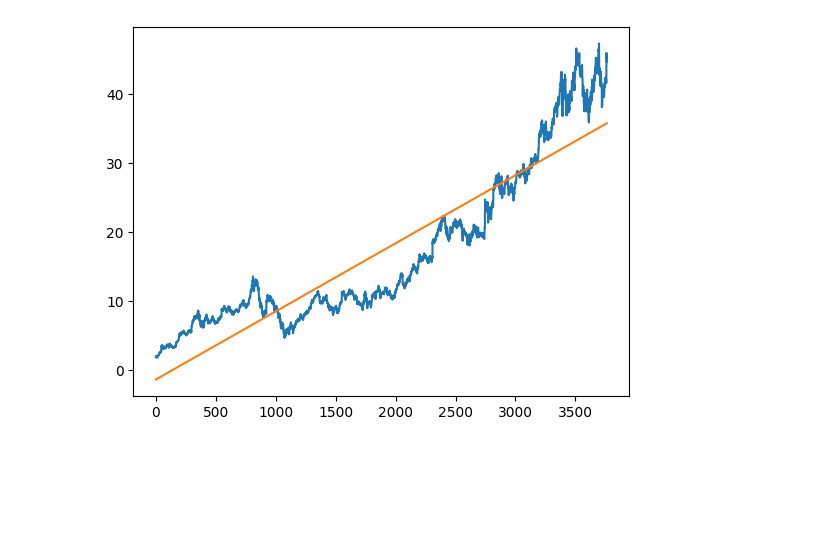
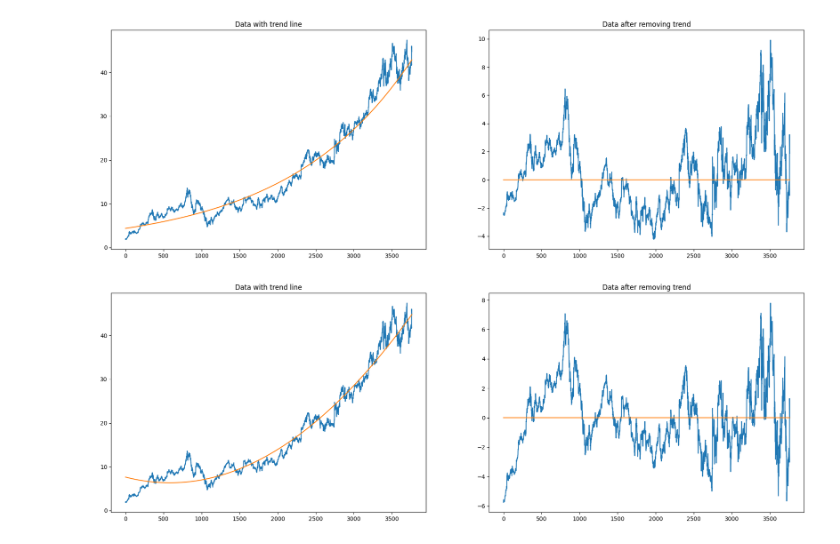
Before and after one commit to AlexSidDev/Diplom, a Jupyter notebook: trend_analysis.ipynb, the cells around one changed output. Drawn from its saved outputs; the diff is of its cells as text; code cells hidden in the pictures; blank space fills up the shorter version.

Commit message:
Added logarifmic and square trand models

```diff
--- a/trend_analysis.ipynb
+++ b/trend_analysis.ipynb
@@ -21,9 +21,11 @@ class TrendAnalyzer():
 
         x = self.data.index.to_numpy().reshape(-1,1)
         y = self.data[self.column].to_numpy().reshape(-1,1)
+        self.init_regression(x, y)
 
+    def init_regression(self, x, y):
         self.regression.fit(x, y)
-        self.preds = self.regression.predict(self.data.index.to_numpy().reshape(-1,1))
+        self.preds = self.regression.predict(x)
 
     def draw_plot_with_trend(self):
         plt.plot(self.data.index, self.data[self.column], self.data.index, self.preds.flatten())
@@ -32,3 +34,29 @@ class TrendAnalyzer():
         err = self.data[self.column].to_numpy().reshape(-1,1) - self.preds
         plt.figure(figsize = (12,7))
         plt.plot(self.data.index, err.flatten(), self.data.index, np.zeros((len(self.data.index))))
+
+    def draw_plots(self):
+        fig, axes = plt.subplots(1, 2, figsize=(22, 7))
+        err = self.data[self.column].to_numpy().reshape(-1,1) - self.preds
+        axes[0].plot(self.data.index, self.data[self.column], self.data.index, self.preds.flatten())
+        axes[1].plot(self.data.index, err.flatten(), self.data.index, np.zeros((len(self.data.index))))
+        axes[0].set_title("Data with trend line")
+        axes[1].set_title("Data after removing trend")
+
+
+class LogarifmicTrendAnalyzer(TrendAnalyzer):
+    def __init__(self, data: pd.DataFrame, column_of_interest: str):
+        super(LogarifmicTrendAnalyzer, self).__init__(data, column_of_interest)
+
+    def init_regression(self, x, y):
+        self.regression.fit(x, np.log(y))
+        self.preds = np.exp(self.regression.predict(x))
+
+class SquareTrendAnalyzer(TrendAnalyzer):
+    def __init__(self, data: pd.DataFrame, column_of_interest: str):
+        super(SquareTrendAnalyzer, self).__init__(data, column_of_interest)
+
+    def init_regression(self, x, y):
+        x = np.concatenate((x, np.power(x, 2)), axis=1)
+        self.regression.fit(x, y)
+        self.preds = self.regression.predict(x)
@@ -35,5 +68,10 @@ class TrendAnalyzer():
+# %%
+analyzer_GOOG_log = LogarifmicTrendAnalyzer(data_GOOG_fixed, 'Adj Close')
+analyzer_GOOG_log.draw_plots()
+# %% [output]
+[figure, added]
 # %%
-analyzer_GOOG = TrendAnalyzer(data_GOOG_fixed, 'Adj Close')
-analyzer_GOOG.draw_plot_with_trend()
+analyzer_GOOG = SquareTrendAnalyzer(data_GOOG_fixed, 'Adj Close')
+analyzer_GOOG.draw_plots()
 # %% [output]
-[figure, old version]
+[figure, new version]
```
Also changed, not shown: parts of 10 cells of this notebook.
